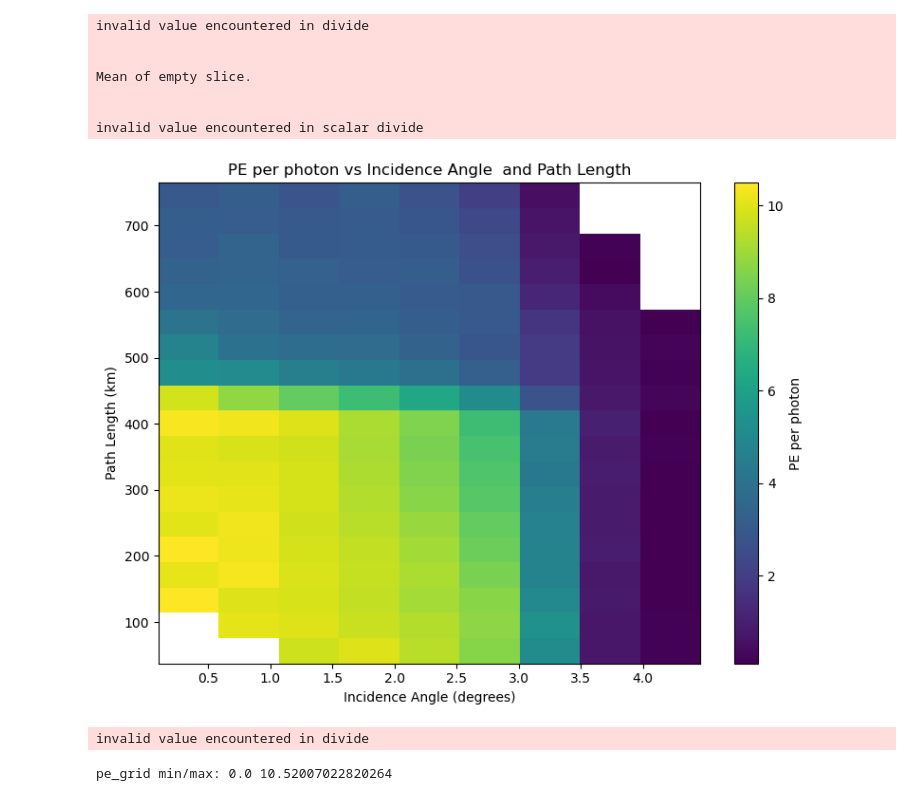
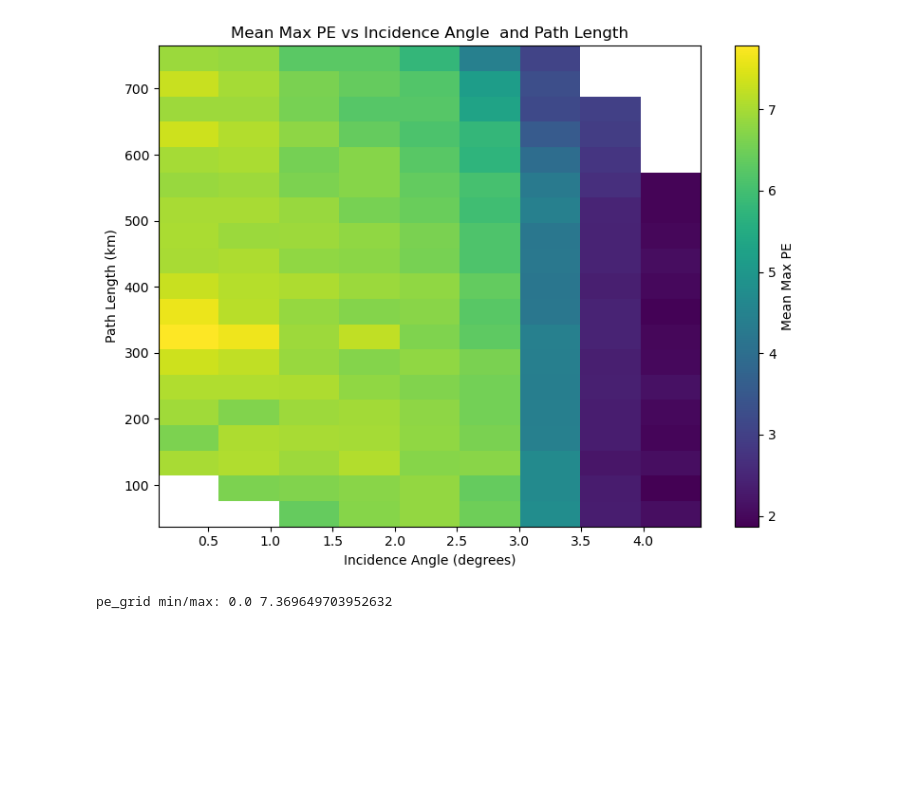
Before and after one commit to Teikiet/Muon_Trinity, a Jupyter notebook: analysis/Demonstrator_Muon_flux.ipynb, the cells around one changed output. Drawn from its saved outputs; the diff is of its cells as text; code cells hidden in the pictures; blank space fills up the shorter version.

```diff
--- a/analysis/Demonstrator_Muon_flux.ipynb
+++ b/analysis/Demonstrator_Muon_flux.ipynb
@@ -173,56 +1379,51 @@ N_I = 10
 N_S = 20
 I_bins = np.linspace(min(Incidence), max(Incidence), N_I)
 Slant_bins = np.linspace(min(Slant), max(Slant), N_S)
-PE_per_photon = Total_PE/photon_count
-PE_per_photon=np.nan_to_num(PE_per_photon, nan=0)
+PE_per_photon = Max_PE#Max_PE#/photon_count
+#PE_per_photon=np.nan_to_num(PE_per_photon, nan=0)
 # Build 2D grid of average photon counts
 photon_grid = np.zeros((len(Slant_bins)-1, len(I_bins)-1))
 
 for i in range(len(I_bins)-1):
     for j in range(len(Slant_bins)-1):
         mask = (
             (Incidence >= I_bins[i]) & (Incidence < I_bins[i+1]) &
             (Slant >= Slant_bins[j]) & (Slant < Slant_bins[j+1])
         )
         p = np.mean(PE_per_photon[mask])
         photon_grid[j, i] = p
 
 fig, ax = plt.subplots(figsize=(8, 6))
 
 mesh = ax.pcolormesh(
     I_bins, Slant_bins, photon_grid,
     #norm=mcolors.LogNorm(vmin=np.nanmin(photon_grid[photon_grid > 0]),
     #                     vmax=np.nanmax(photon_grid)),
     cmap='viridis'
 )
 
 cbar = plt.colorbar(mesh, ax=ax)
-cbar.set_label("PE per photon")
+cbar.set_label("Mean Max PE")
 
 #ax.set_xscale("log")
 ax.set_xlabel("Incidence Angle (degrees)")
 ax.set_ylabel("Path Length (km)")
-ax.set_title("PE per photon vs Incidence Angle  and Path Length")
+ax.set_title("Mean Max PE vs Incidence Angle  and Path Length")
 
 plt.tight_layout()
 plt.show()
 # %% [output]
-invalid value encountered in divide
-
-
-Mean of empty slice.
-
-
-invalid value encountered in scalar divide
-[figure, old version]
+[figure, new version]
 # %%
-N_I = 10
-N_S = 20
+import plotly.graph_objects as go
+
+N_I = 5
+N_S = 10
 I_bins = np.linspace(min(Incidence), max(Incidence), N_I + 1)
 Slant_bins = np.linspace(min(Slant), max(Slant), N_S + 1)
 
-PE_per_photon = Total_PE / photon_count
-PE_per_photon = np.nan_to_num(PE_per_photon, nan=1)
+PE_per_photon = Max_PE#Max_PE #/ max_photon_10ns
+#PE_per_photon = np.nan_to_num(PE_per_photon, nan=1)
 
 # Build 2D grid
 pe_grid = np.zeros((len(Slant_bins)-1, len(I_bins)-1))
@@ -256,14 +1457,14 @@ fig = go.Figure(data=[go.Surface(
     connectgaps=True,
     colorbar=dict(
         title=dict(
-            text='PE per Photon',
+            text='Mean Max PE per 10 ns',
             side='right'
         )
     ),
     hovertemplate=(
         'Incidence Angle: %{x:.2f}°<br>'
         'Path Length (km): %{y:.2f}<br>'
-        'PE per Photon: %{z:.4f}<br>'
+        'Mean Max PE per 10 ns: %{z:.4f}<br>'
         '<extra></extra>'
     )
 )])
@@ -273,7 +1474,7 @@ fig.update_layout(
     scene=dict(
         xaxis=dict(title='Incidence Angle (degrees)'),
         yaxis=dict(title='Path Length (km)'),
-        zaxis=dict(title='PE per Photon'),
+        zaxis=dict(title='Mean Max PE per 10 ns'),
         camera=dict(
             eye=dict(x=1.5, y=-1.5, z=1.2)
         )
@@ -285,5 +1486,4 @@ fig.update_layout(
 fig.show()
 fig.write_html("/uufs/chpc.utah.edu/common/home/u1520754/Muon_Trinity/plot/pe_per_photon_surface.html")
 # %% [output]
-invalid value encountered in divide
+pe_grid min/max: 0.0 7.369649703952632
-pe_grid min/max: 0.0 10.52007022820264
```
Also changed, not shown: parts of 18 cells of this notebook, 49 other files.
